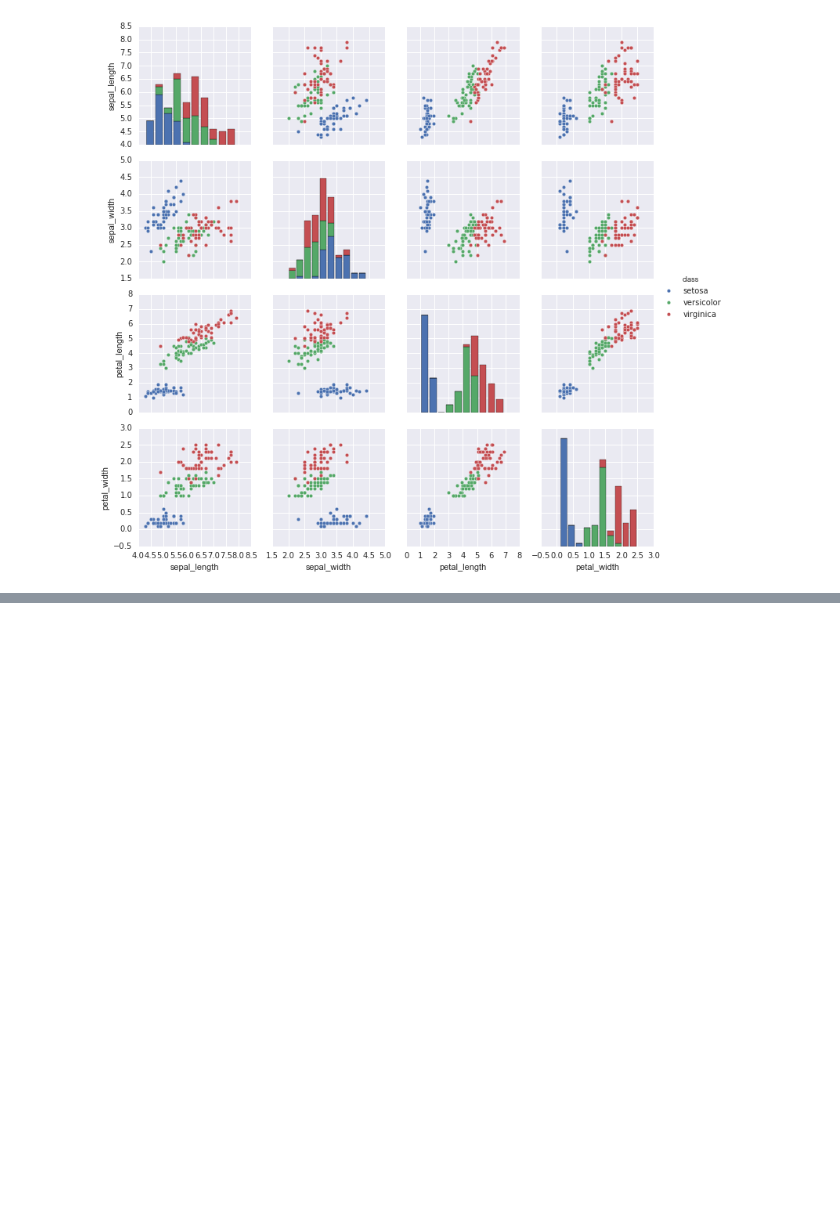
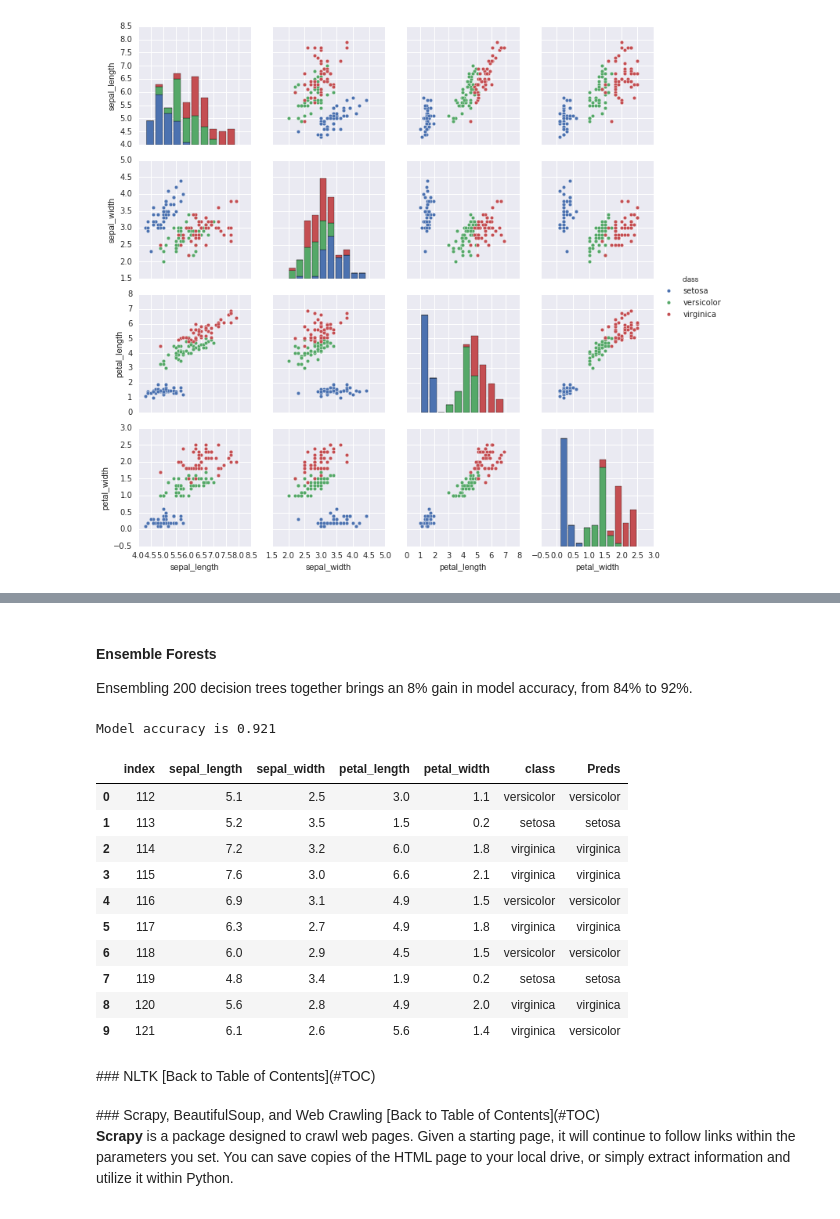
Before and after one commit to Marek-Sedlacek/Random, a Jupyter notebook: Tutorial.ipynb, the cells around one changed output, grey strips where cells are left out. Drawn from its saved outputs; the diff is of its cells as text; code cells hidden in the pictures; blank space fills up the shorter version.

```diff
--- a/Tutorial.ipynb
+++ b/Tutorial.ipynb
@@ -694,0 +773,51 @@ sns.pairplot(iris, hue="class")
+# %% [markdown]
+#### Ensemble Forests
+Ensembling 200 decision trees together brings an 8% gain in model accuracy, from 84% to 92%.
+# %%
+from sklearn.ensemble import ExtraTreesClassifier
+
+rclf = ExtraTreesClassifier(n_estimators=200, max_depth=3,min_samples_split=10, random_state=0)
+rclf = rclf.fit(train_X, train_Y)
+# %%
+#Predict the classes of the test population using the new model
+rpreds = pd.DataFrame(rclf.predict(test_X),columns = ["Pred"])
+
+#Create a copy of the test dataset and add the predicted class
+rpred_acts = test.copy().reset_index()
+rpred_acts["Preds"] = rpreds
+
+correct=0
+actuals = 0
+#Calculate the accuracy by counting the correct classes over all classes
+for i in range(0, len(rpred_acts)):
+    if rpred_acts.iloc[i]["class"]==rpred_acts.iloc[i]["Preds"]: correct+=1
+    actuals+=1
+
+#Print the model accuracy
+print "Model accuracy is %0.3f"  %(1.0*correct/actuals)
+
+#Show some of the data
+rpred_acts.head(10)
+# %% [output]
+Model accuracy is 0.921
+|  | index | sepal_length | sepal_width | petal_length | petal_width | class | Preds |
+| 0 | 112 | 5.1 | 2.5 | 3.0 | 1.1 | versicolor | versicolor |
+| 1 | 113 | 5.2 | 3.5 | 1.5 | 0.2 | setosa | setosa |
+| 2 | 114 | 7.2 | 3.2 | 6.0 | 1.8 | virginica | virginica |
+| 3 | 115 | 7.6 | 3.0 | 6.6 | 2.1 | virginica | virginica |
+| 4 | 116 | 6.9 | 3.1 | 4.9 | 1.5 | versicolor | versicolor |
+| 5 | 117 | 6.3 | 2.7 | 4.9 | 1.8 | virginica | virginica |
+| 6 | 118 | 6.0 | 2.9 | 4.5 | 1.5 | versicolor | versicolor |
+| 7 | 119 | 4.8 | 3.4 | 1.9 | 0.2 | setosa | setosa |
+| 8 | 120 | 5.6 | 2.8 | 4.9 | 2.0 | virginica | virginica |
+| 9 | 121 | 6.1 | 2.6 | 5.6 | 1.4 | virginica | versicolor |
+# %% [markdown]
+<a name="3.2">
+### NLTK
+[Back to Table of Contents](#TOC)
+# %% [markdown]
+<a name="3.3">
+### Scrapy, BeautifulSoup, and Web Crawling
+[Back to Table of Contents](#TOC)
+
+**Scrapy** is a package designed to crawl web pages. Given a starting page, it will continue to follow links within the parameters you set. You can save copies of the HTML page to your local drive, or simply extract information and utilize it within Python.
```
Also changed, not shown: parts of 17 cells of this notebook.
